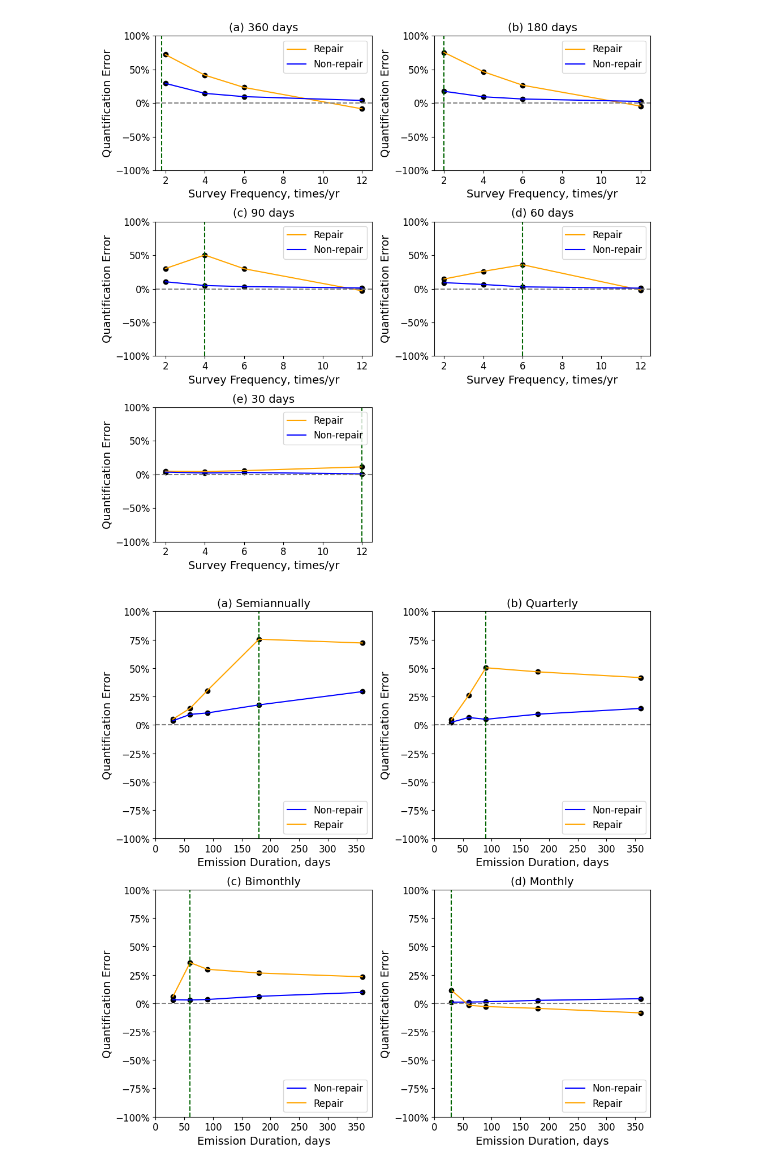
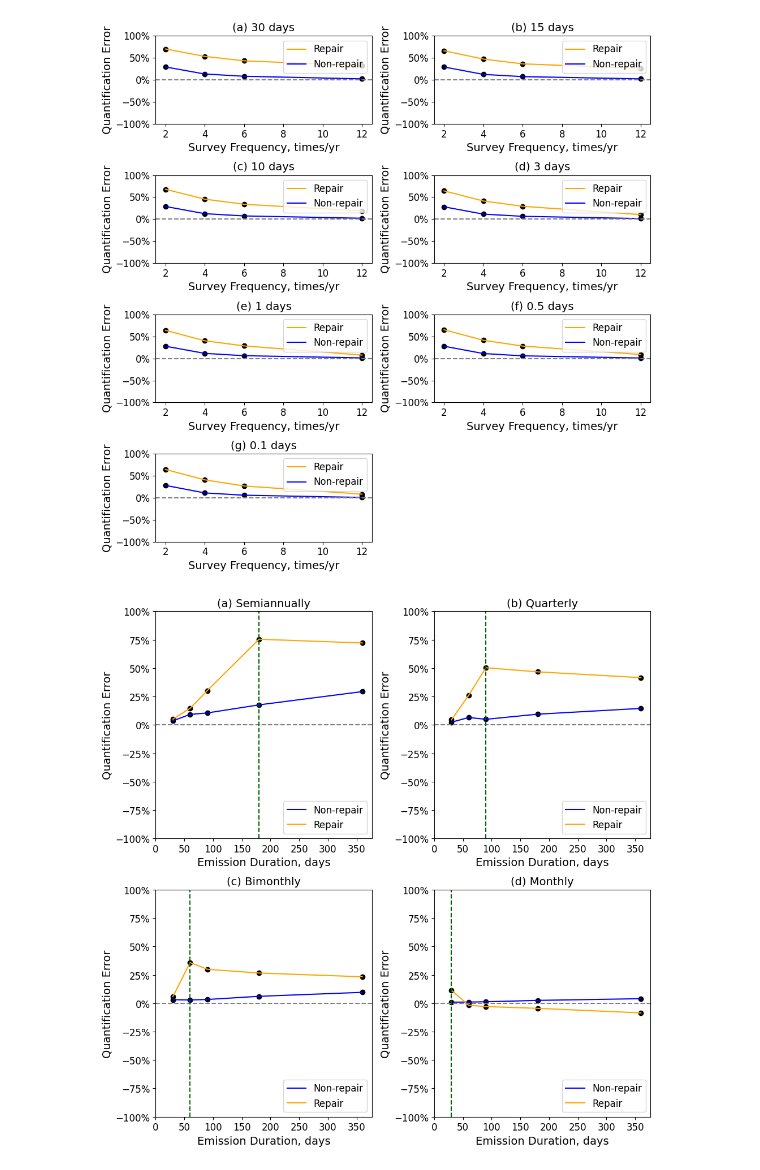
Before and after one commit to HJJJJX/Figure-Plotting, a Jupyter notebook: Published_new.ipynb, the cells around one changed output. Cells and saved outputs as stored; diff of their text form; code cells hidden in the pictures.

```diff
--- a/Published_new.ipynb
+++ b/Published_new.ipynb
@@ -6,38 +6,42 @@ import numpy as np
 import matplotlib.ticker as mtick
 
 # Sample data for scatter plots
-x_values = [[2, 4, 6, 12], [2, 4, 6, 12], [2, 4, 6, 12], [2, 4, 6, 12], [2, 4, 6, 12]]
+x_values = [[2, 4, 6, 12], [2, 4, 6, 12], [2, 4, 6, 12], [2, 4, 6, 12], [2, 4, 6, 12], [2, 4, 6, 12], [2, 4, 6, 12]]
 y_values = [
-    [72.1, 41.6, 23.3, -8.5],
-    [75.4, 46.7, 26.6, -4.5],
-    [30.2, 50.3, 29.9, -2.9],
-    [14.6, 26, 35.8, -1.8],
-    [5.0, 4.5, 5.8, 11.4],
+    [70.2,53.4,43.3,32.3],
+    [66.2,47.3,36.4,26.3],
+    [67.9,45.5,33.9,18.7],
+    [64.3,41.3,29.3,10.3],
+    [64,40.2,28.6,7.7],
+    [65.2,41.4,28.2,9],
+    [64.3,40.7,26.8,8.2],
 ]
 
 y_values_2 = [
-    [29.3,14.5,9.6,4.0],
-    [17.6,9.4,6.1,2.5],
-    [10.5,4.9,3.3,1.3],
-    [9.2,6.5,2.9,1.0],
-    [3.6,2.3,3.1,1.0],
+    [29.4,13.4,8.2,2.3],
+    [29.3,12.5,7.4,2.3],
+    [28.9,12.5,7.4,2.1],
+    [28.1,11.5,6.5,1.4],
+    [27.9,11.6,6.3,1.3],
+    [27.9,11.2,6,1],
+    [28.1,11,5.8,0.7],
 ]
 
 # Positions of the vertical dashed lines
 vlines_positions = [1.8, 2.0, 4.0, 6.0, 12.0]
 
 # Create subplots
-fig, axs = plt.subplots(3, 2, figsize=(10, 10))
+fig, axs = plt.subplots(4, 2, figsize=(10, 10))
 
 # Titles for each subplot
-titles = ["(a) 360 days", "(b) 180 days", "(c) 90 days", "(d) 60 days", "(e) 30 days"]
+titles = ["(a) 30 days", "(b) 15 days", "(c) 10 days", "(d) 3 days", "(e) 1 days", "(f) 0.5 days", "(g) 0.1 days"]
 
 # Define common y-axis limits (for percentage)
 ylim_min = -100
 ylim_max = 100  # Adjust according to your data
 
 # Plot data for each subplot
-for idx in range(5):
+for idx in range(7):
     row = idx // 2
     col = idx % 2
     ax = axs[row, col]
@@ -48,36 +52,36 @@ for idx in range(5):
 
     ax.set_xlabel("Survey Frequency, times/yr", fontsize=14)
     ax.set_ylabel("Quantification Error", fontsize=14)
     ax.tick_params(axis="y", labelsize=12)
     ax.tick_params(axis="x", labelsize=12)
 
     lns1 = ax.plot(x_values[idx], (100 + np.array(y_values[idx])) - 100, linestyle="-", color="orange", label="Repair")
     lns2 = ax.plot(x_values[idx], (100 + np.array(y_values_2[idx])) - 100, linestyle="-", color="blue", label="Non-repair")
 
     # Add red dashed line at y = 0
     ax.axhline(y=0, color='gray', linestyle='--')
 
     # Add vertical dashed line at specified x position
-    ax.axvline(x=vlines_positions[idx], color='darkgreen', linestyle='--')
+    # ax.axvline(x=vlines_positions[idx], color='darkgreen', linestyle='--')
 
     # Set y-axis limits for percentage
     ax.set_ylim(ylim_min, ylim_max)
     ax.set_title(titles[idx], fontsize=14)
 
     # Set percentage format for y-axis
     ax.yaxis.set_major_formatter(mtick.PercentFormatter())
     # /ax.grid(True)
 
     # Create legend for each subplot
     ax.legend(loc="upper right", fontsize=12)
 
 # Hide the empty subplot
-fig.delaxes(axs[2, 1])
+fig.delaxes(axs[3, 1])
 
 plt.tight_layout()
 plt.show()
 # %% [output]
-[figure, old version]
+[figure, new version]
 # %%
 import matplotlib.pyplot as plt
 import numpy as np
```
